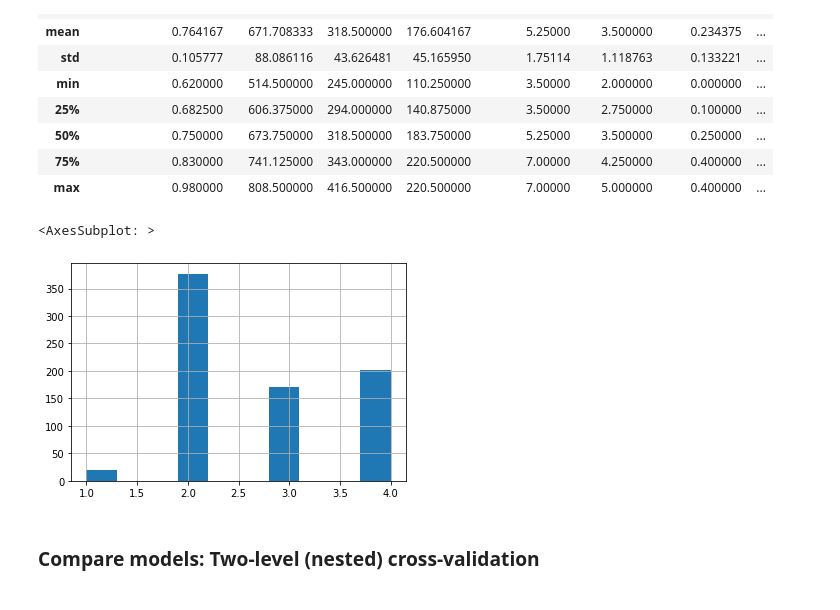
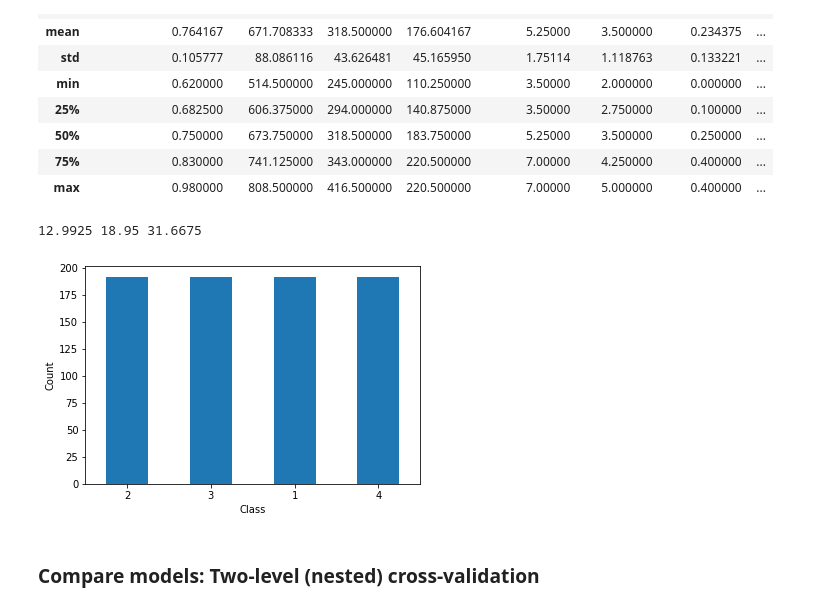
Before and after one commit to barlaug/ML_Builiding_Energy_Efficiency, a Jupyter notebook: Part 2/classification.ipynb, the cells around one changed output. Drawn from its saved outputs; the diff is of its cells as text; code cells hidden in the pictures.

Commit message:
final changes, added some plots ++

```diff
--- a/Part 2/classification.ipynb
+++ b/Part 2/classification.ipynb
@@ -45,24 +45,34 @@ display(df.describe())
 | max | 0.980000 | 808.500000 | 416.500000 | 220.500000 | 7.00000 | 5.000000 | 0.400000 | ... |
 # %%
 # Discretize the Heating Load (HL), done manually by looking at the ranges of the data
+
+q1 = df['heating_load'].quantile(0.25)
+q2 = df['heating_load'].quantile(0.5)
+q3 = df['heating_load'].quantile(0.75)
+print(q1, q2, q3)
+
 discrete_HL = []
 for i, row in df.iterrows():
     hl = row['heating_load']
-    if hl <= 10:
+    if hl <= q1:
         discrete_HL.append(1)
-    elif hl <= 20:
+    elif hl <= q2:
         discrete_HL.append(2)
-    elif hl <= 30:
+    elif hl <= q3:
         discrete_HL.append(3)
     else:
         discrete_HL.append(4)
 
 hl_df = df.iloc[: , :8]
 hl_df['discrete_heating_load'] = discrete_HL
-hl_df['discrete_heating_load'].hist()
+#hl_df['discrete_heating_load'].hist()
+hl_df['discrete_heating_load'].value_counts(sort=False).plot.bar(rot=0)
+plt.xlabel("Class")
+plt.ylabel("Count")
+plt.savefig("target_var_classification", dpi=300)
 # %% [output]
-<AxesSubplot: >
+12.9925 18.95 31.6675
-[figure, old version]
+[figure, new version]
 # %%
 # Set target and data
 y = hl_df['discrete_heating_load']
```
Also changed, not shown: parts of 17 cells of this notebook, 6 other files.
